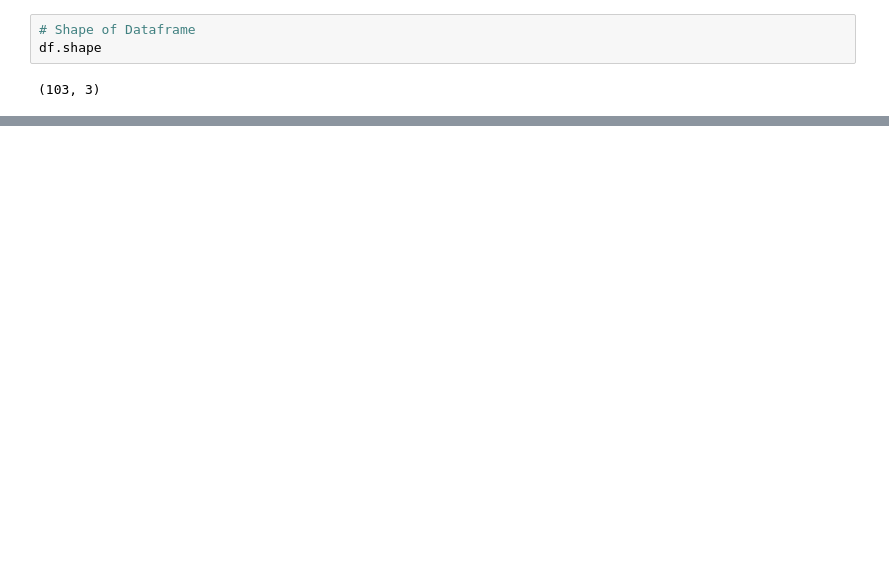
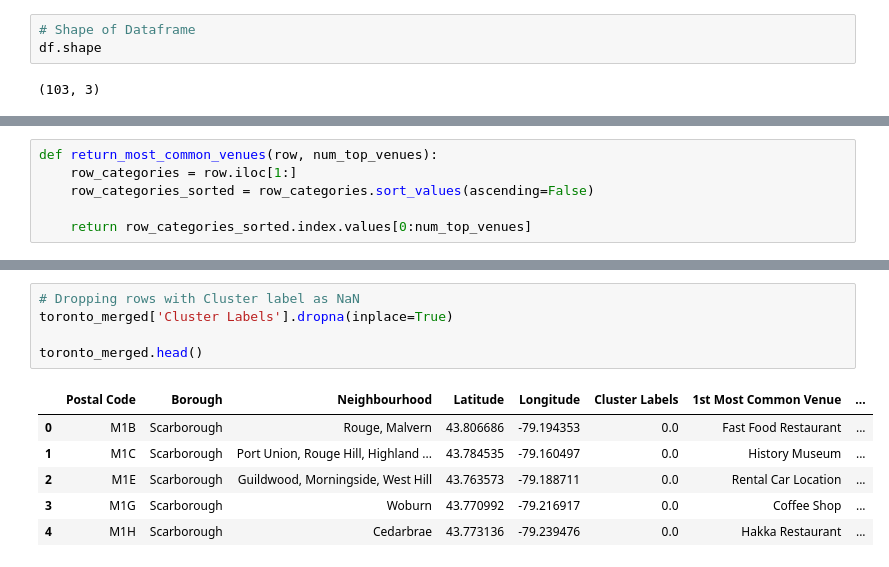
Before and after one commit to bjarkirunars/Coursera_Capstone, a Jupyter notebook: courseraCapstone.ipynb, the cells around one changed output, grey strips where cells are left out. Cells and saved outputs as stored; diff of their text form; blank space fills up the shorter version.

```diff
--- a/courseraCapstone.ipynb
+++ b/courseraCapstone.ipynb
@@ -113,0 +335,6 @@ df.shape
+# %%
+def return_most_common_venues(row, num_top_venues):
+    row_categories = row.iloc[1:]
+    row_categories_sorted = row_categories.sort_values(ascending=False)
+
+    return row_categories_sorted.index.values[0:num_top_venues]
@@ -113,0 +400,12 @@ df.shape
+# %%
+# Dropping rows with Cluster label as NaN
+toronto_merged['Cluster Labels'].dropna(inplace=True)
+
+toronto_merged.head()
+# %% [output]
+|  | Postal Code | Borough | Neighbourhood | Latitude | Longitude | Cluster Labels | 1st Most Common Venue | ... |
+| 0 | M1B | Scarborough | Rouge, Malvern | 43.806686 | -79.194353 | 0.0 | Fast Food Restaurant | ... |
+| 1 | M1C | Scarborough | Port Union, Rouge Hill, Highland ... | 43.784535 | -79.160497 | 0.0 | History Museum | ... |
+| 2 | M1E | Scarborough | Guildwood, Morningside, West Hill | 43.763573 | -79.188711 | 0.0 | Rental Car Location | ... |
+| 3 | M1G | Scarborough | Woburn | 43.770992 | -79.216917 | 0.0 | Coffee Shop | ... |
+| 4 | M1H | Scarborough | Cedarbrae | 43.773136 | -79.239476 | 0.0 | Hakka Restaurant | ... |
```
Also changed, not shown: parts of 24 cells of this notebook.
